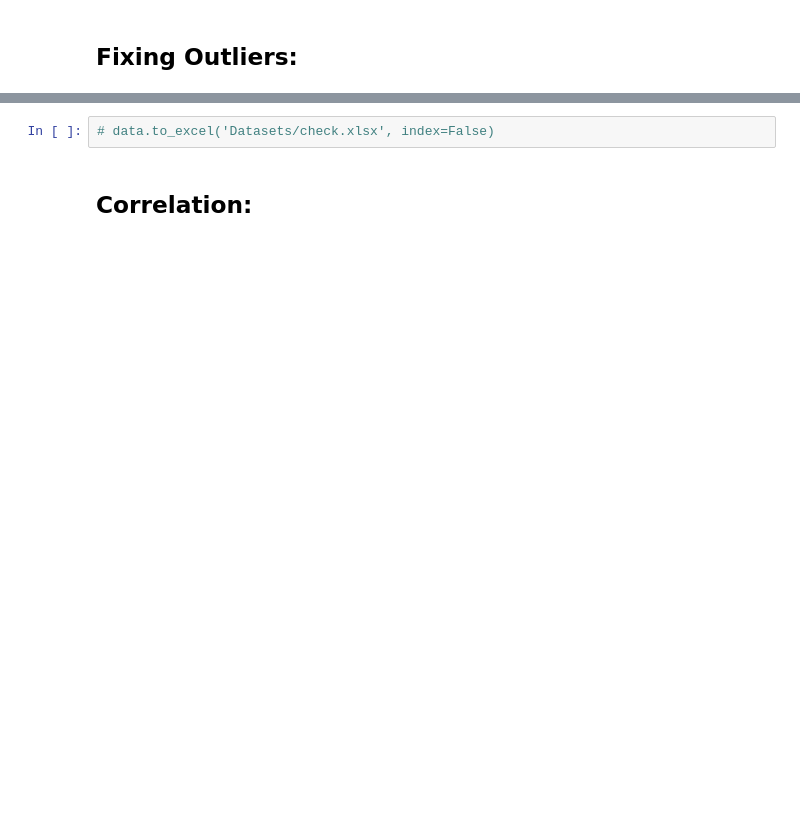
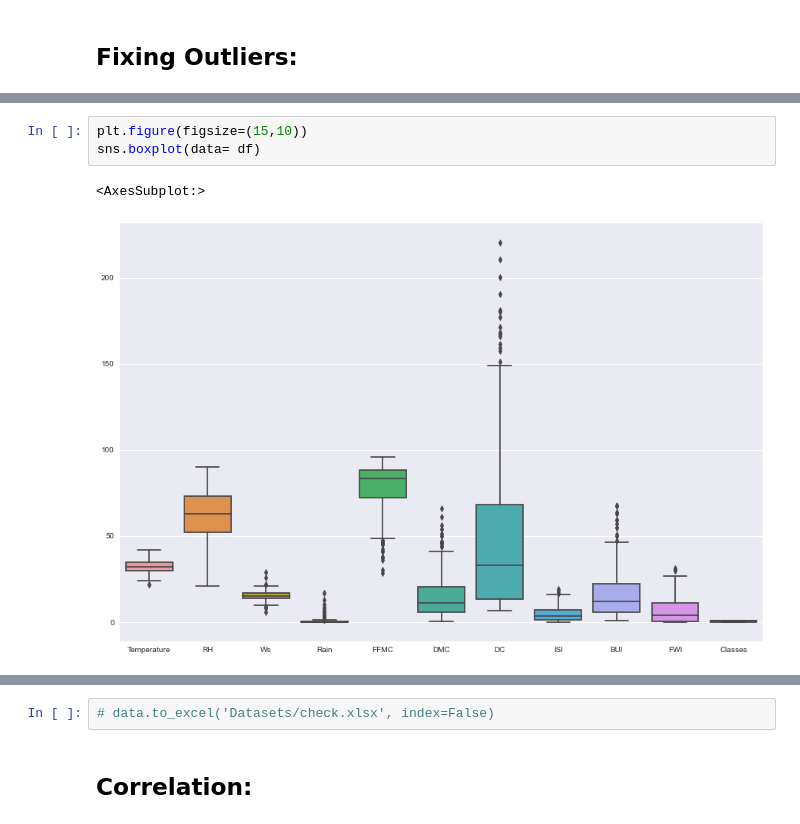
Before and after one commit to NarenBot/Algerian_Forest-Fires, a Jupyter notebook: Part-2_EDA and Feature Engineering.ipynb, the cells around one changed output, grey strips where cells are left out. Saved outputs shown, nothing was run; the diff lists cells and outputs as text; blank space fills up the shorter version.

```diff
--- a/Part-2_EDA and Feature Engineering.ipynb
+++ b/Part-2_EDA and Feature Engineering.ipynb
@@ -186,0 +225,6 @@ for feature in data.columns:
+# %%
+plt.figure(figsize=(15,10))
+sns.boxplot(data= df)
+# %% [output]
+<AxesSubplot:>
+[figure, added]
```
Also changed, not shown: parts of 28 cells of this notebook, 36 other files.
